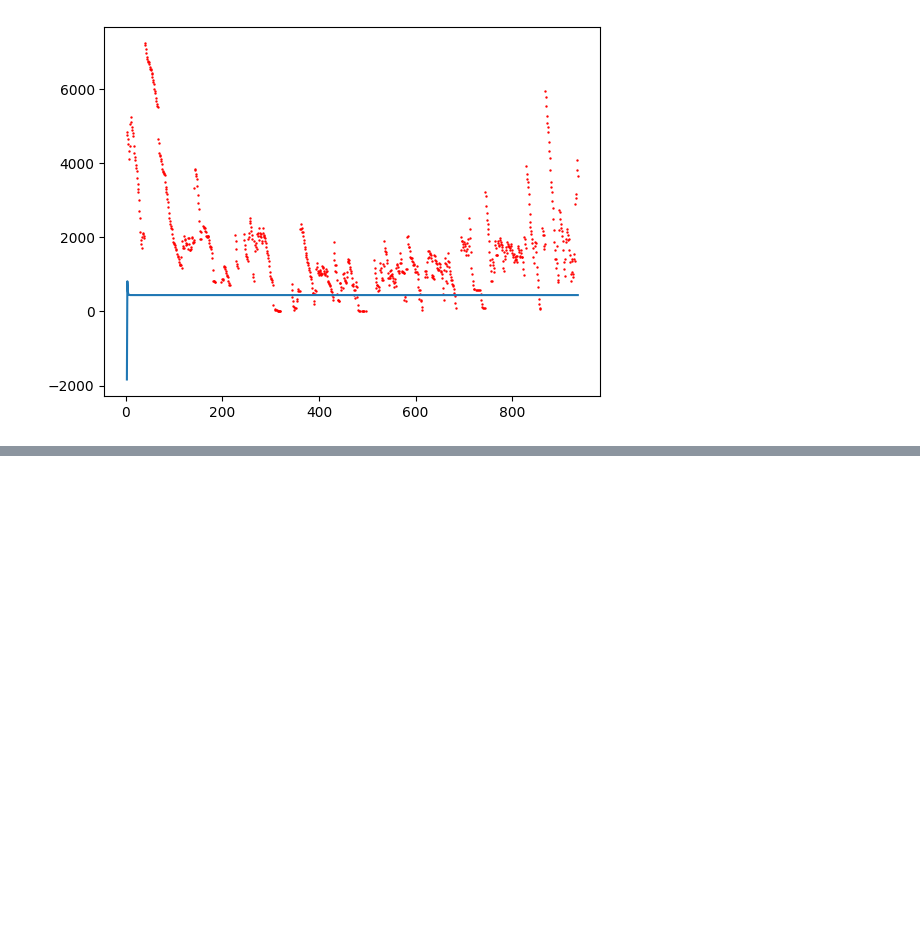
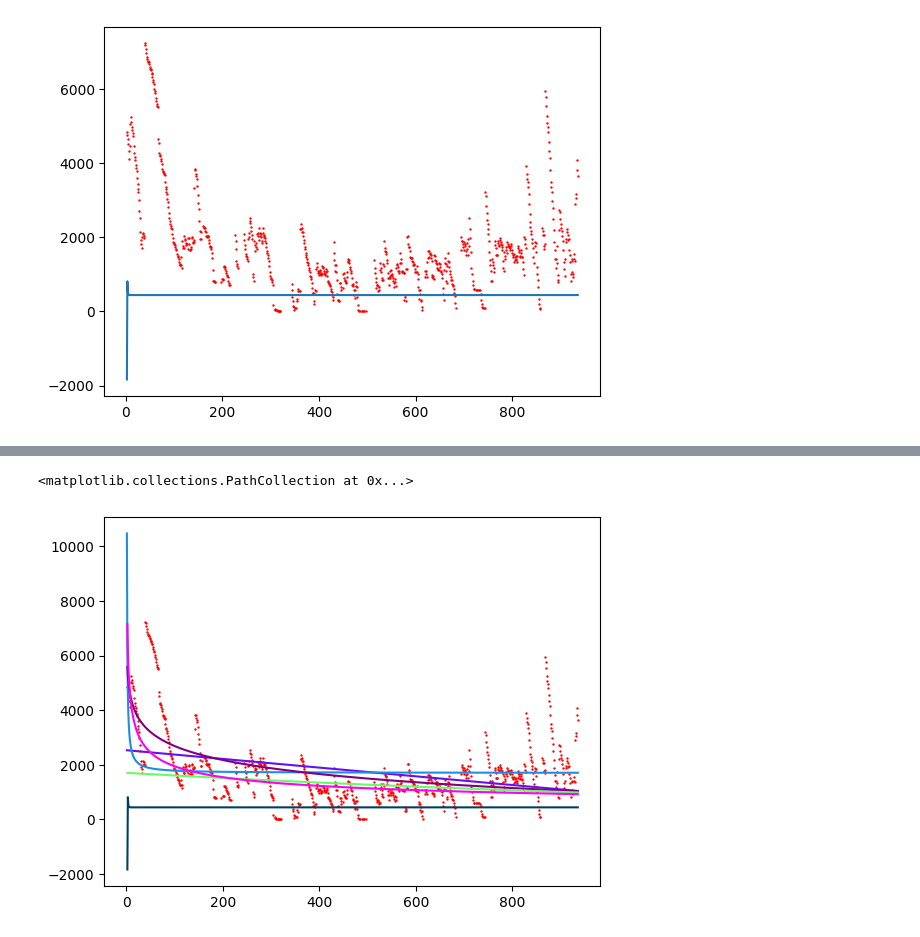
Before and after one commit to CepbluKot/info_processing_labs, a Jupyter notebook: lab3/main_lr3_handmade.ipynb, the cells around one changed output, grey strips where cells are left out. Cells and saved outputs as stored; diff of their text form; code cells hidden in the pictures; blank space fills up the shorter version.

```diff
--- a/lab3/main_lr3_handmade.ipynb
+++ b/lab3/main_lr3_handmade.ipynb
@@ -213,9 +218,10 @@ def graph(x_vals, y_vals):
 
 
     plt.plot(x_vals, final_y)
+    return x_vals, final_y
 
 
-graph(x_price[1:], y_price[1:])
+x_log, y_log = graph(x_price[1:], y_price[1:])
 plt.scatter(x_price[1:], y_price[1:], s=0.5, color='red')
 # %% [output]
 <matplotlib.collections.PathCollection at 0x...>
@@ -258,9 +264,10 @@ def graph(x_vals, y_vals):
     linearization_funcs_data.loc[len(linearization_funcs_data)] = new_data
 
     plt.plot(x_vals, final_y)
+    return x_vals, final_y
 
 
-graph(x_price[1:], y_price[1:])
+x_pokazatelnaya, y_pokazatelnaya = graph(x_price[1:], y_price[1:])
 plt.scatter(x_price[1:], y_price[1:], s=0.5, color='red')
 # %% [output]
 <matplotlib.collections.PathCollection at 0x...>
@@ -304,9 +311,9 @@ def graph(x_vals, y_vals):
 
 
     plt.plot(x_vals, final_y)
+    return x_vals, final_y
 
-
-graph(x_price[1:], y_price[1:])
+x_steppenaya, y_steppenaya = graph(x_price[1:], y_price[1:])
 plt.scatter(x_price[1:], y_price[1:], s=0.5, color='red')
 # %% [output]
 <matplotlib.collections.PathCollection at 0x...>
@@ -350,9 +357,9 @@ def graph(x_vals, y_vals):
 
 
     plt.plot(x_vals, final_y)
+    return x_vals, final_y
 
-
-graph(x_price[1:], y_price[1:])
+x_comb, y_comb = graph(x_price[1:], y_price[1:])
 plt.scatter(x_price[1:], y_price[1:], s=0.5, color='red')
 # %% [output]
 <matplotlib.collections.PathCollection at 0x...>
@@ -368,0 +377,13 @@ linearization_funcs_data
+# %%
+plt.plot(x_linear, y_linear, '#6610F2', label="Линейная") # plotting t, a separately
+plt.plot(x_hyperbolic, y_hyperbolic, '#1A8FE3', label="Гиперболическая") # plotting t, b separately
+plt.plot(x_log, y_log, 'purple', label="Логарифмическая") # plotting t, c separately
+plt.plot(x_pokazatelnaya, y_pokazatelnaya, '#65FC65', label="Показательная") # plotting t, c separately
+plt.plot(x_steppenaya, y_steppenaya, '#FF00F7', label="Степенная") # plotting t, c separately
+plt.plot(x_comb, y_comb, '#003f5c', label="Комбинированная") # plotting t, c separately
+
+
+plt.scatter(x_price[1:], y_price[1:], s=0.5, color='red')
+# %% [output]
+<matplotlib.collections.PathCollection at 0x...>
+[figure, added]
```
Also changed, not shown: parts of 5 cells of this notebook.
